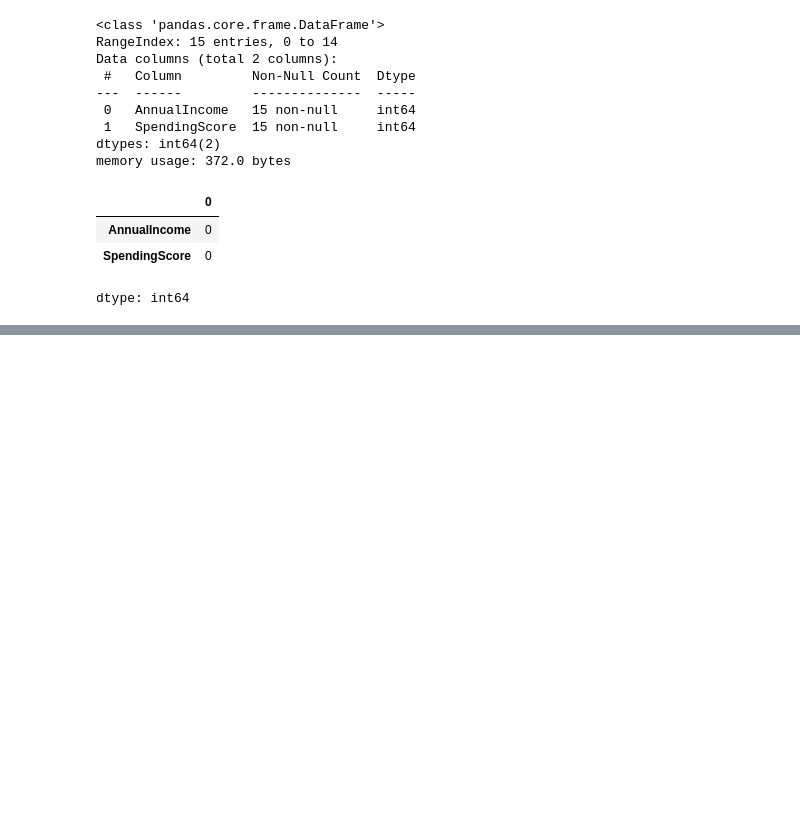
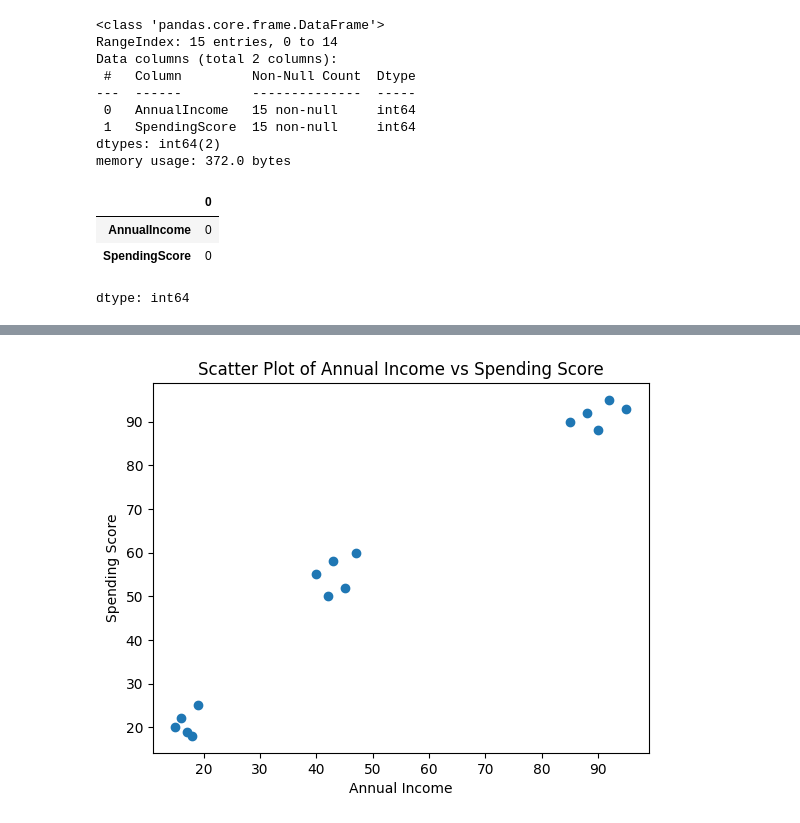
Before and after one commit to redashu/Intuit_ML_13thMay2026, a Jupyter notebook: notebooks/unsuperviseML.ipynb, the cells around one changed output, grey strips where cells are left out. Cells and saved outputs as stored; diff of their text form; code cells hidden in the pictures; blank space fills up the shorter version.

```diff
--- a/notebooks/unsuperviseML.ipynb
+++ b/notebooks/unsuperviseML.ipynb
@@ -59,3 +59,7 @@ df.isnull().sum()
 | AnnualIncome | 0 |
 | SpendingScore | 0 |
 dtype: int64
+# %%
+# converting array
+X = df[['AnnualIncome','SpendingScore']]
+print(X)
@@ -61,0 +83,5 @@ dtype: int64
+# %%
+# implementing k-mean
+kmeans = KMeans(n_clusters=3, random_state=0)
+kmeans.fit(X)
+df['Cluster']=kmeans.predict(X)
@@ -61,0 +107,10 @@ dtype: int64
+# %%
+from seaborn.rcmod import palettes
+# lets scatter plato to see visual
+plt.scatter(df['AnnualIncome'],df['SpendingScore'])
+plt.xlabel('Annual Income')
+plt.ylabel('Spending Score')
+plt.title('Scatter Plot of Annual Income vs Spending Score')
+plt.show()
+# %% [output]
+[figure, added]
```
Also changed, not shown: parts of 3 cells of this notebook.
